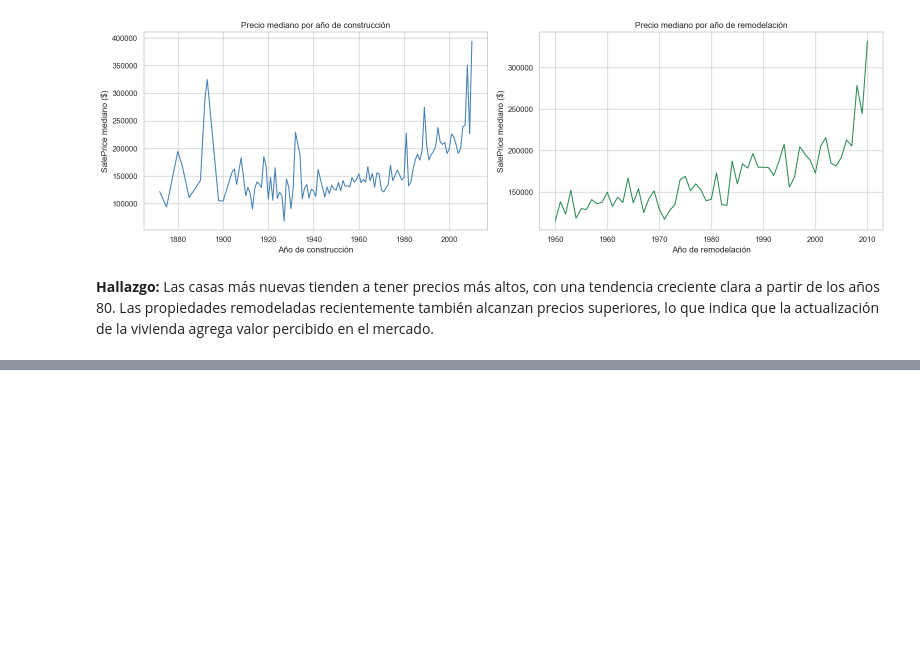
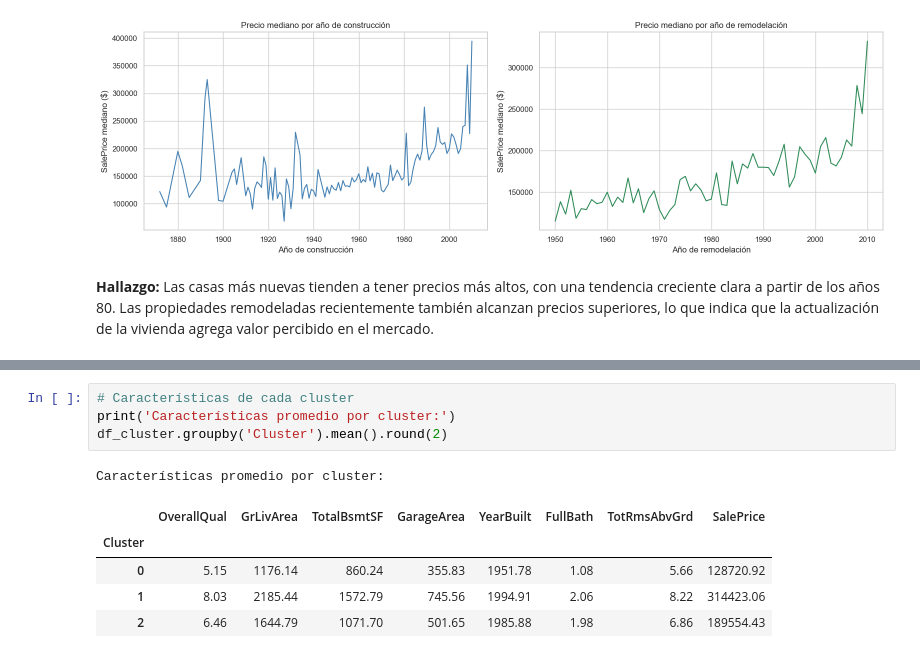
Before and after one commit to erickguerra2/MD-LAB03, a Jupyter notebook: main.ipynb, the cells around one changed output, grey strips where cells are left out. Drawn from its saved outputs; the diff is of its cells as text; blank space fills up the shorter version.

```diff
--- a/main.ipynb
+++ b/main.ipynb
@@ -442,0 +522,11 @@ plt.show()
+# %%
+# Características de cada cluster
+print('Características promedio por cluster:')
+df_cluster.groupby('Cluster').mean().round(2)
+# %% [output]
+Características promedio por cluster:
+|  | OverallQual | GrLivArea | TotalBsmtSF | GarageArea | YearBuilt | FullBath | TotRmsAbvGrd | SalePrice |
+| Cluster |  |  |  |  |  |  |  |  |
+| 0 | 5.15 | 1176.14 | 860.24 | 355.83 | 1951.78 | 1.08 | 5.66 | 128720.92 |
+| 1 | 8.03 | 2185.44 | 1572.79 | 745.56 | 1994.91 | 2.06 | 8.22 | 314423.06 |
+| 2 | 6.46 | 1644.79 | 1071.70 | 501.65 | 1985.88 | 1.98 | 6.86 | 189554.43 |
```
Also changed, not shown: parts of 7 cells of this notebook.
